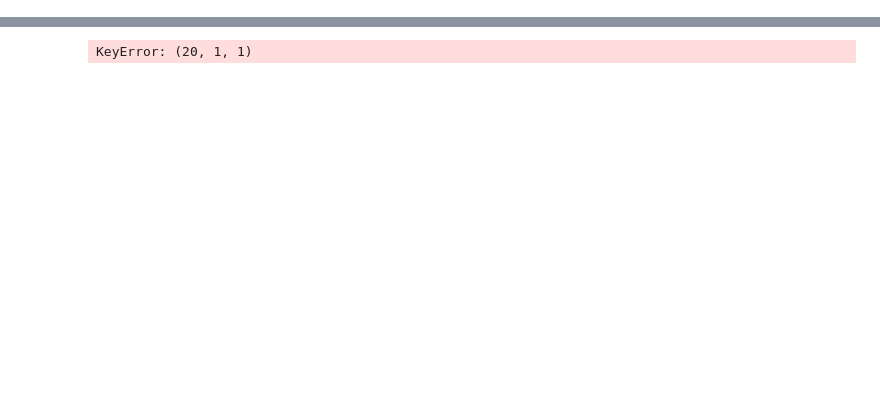
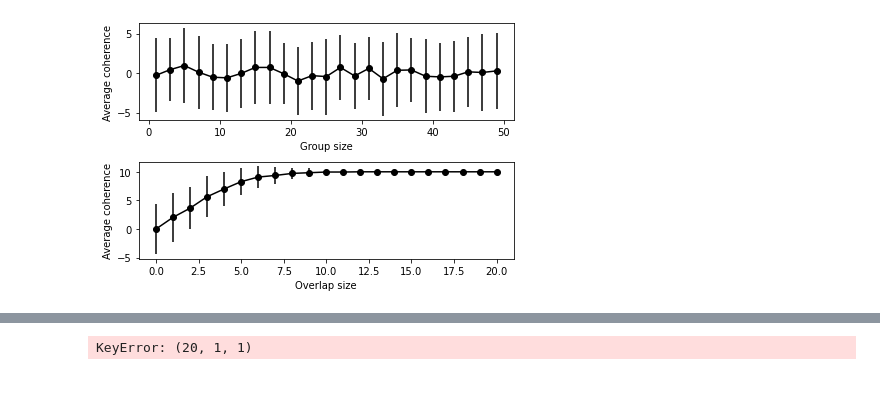
Before and after one commit to nwlandry/governance, a Jupyter notebook: generate_figures.ipynb, the cells around one changed output, grey strips where cells are left out. Saved outputs shown, nothing was run; the diff lists cells and outputs as text; code cells hidden in the pictures; blank space fills up the shorter version.

```diff
--- a/generate_figures.ipynb
+++ b/generate_figures.ipynb
@@ -234,17 +246,17 @@ plt.show()
 # %%
 plt.figure()
 plt.subplot(211)
-plt.plot(group_sizes, satisfiability_group_size, "ko-", linewidth=1, markersize=5)
+plt.errorbar(group_sizes, satisfiability_group_size.mean(axis=1), yerr=satisfiability_group_size.std(axis=1), color="black", marker="o")
 plt.ylabel("Average coherence")
 plt.xlabel("Group size")
 plt.subplot(212)
-plt.plot(overlap_sizes, satisfiability_overlap_size, "ko-", linewidth=1, markersize=5)
+plt.errorbar(overlap_sizes, satisfiability_overlap_size.mean(axis=1), yerr=satisfiability_overlap_size.std(axis=1), color="black", marker="o")
 plt.ylabel("Average coherence")
 plt.xlabel("Overlap size")
 plt.tight_layout()
-plt.savefig("Figures/coherence.pdf", dpi=1000)
-plt.savefig("Figures/coherence.png", dpi=1000)
 plt.show()
+# %% [output]
+[figure, added]
 # %%
 plt.figure()
 plt.subplot(221)
```
Also changed, not shown: parts of 12 cells of this notebook, 38 other files.
